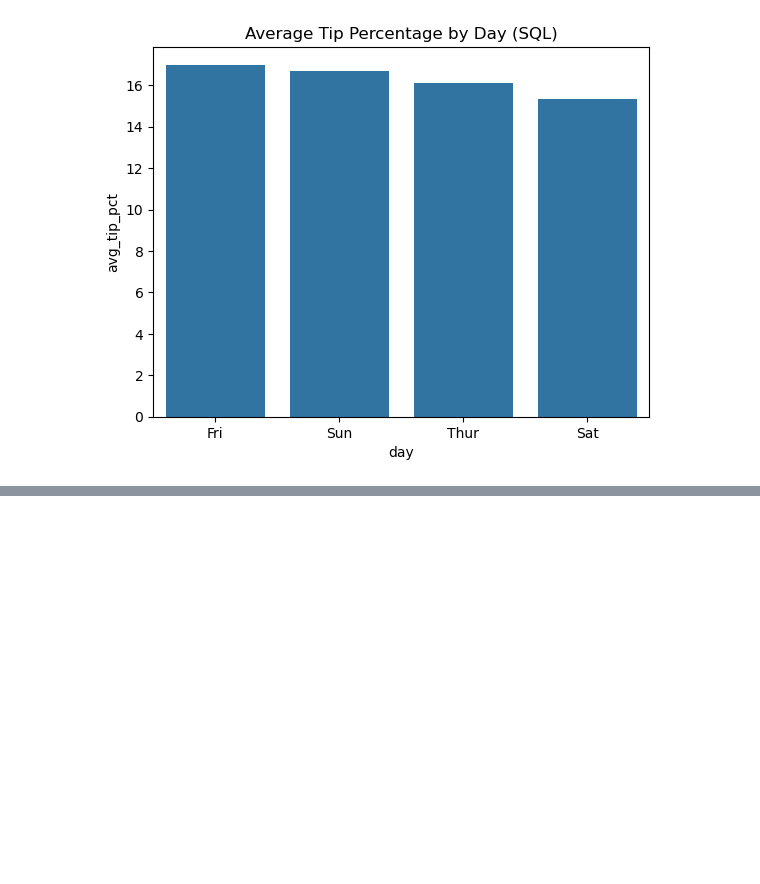
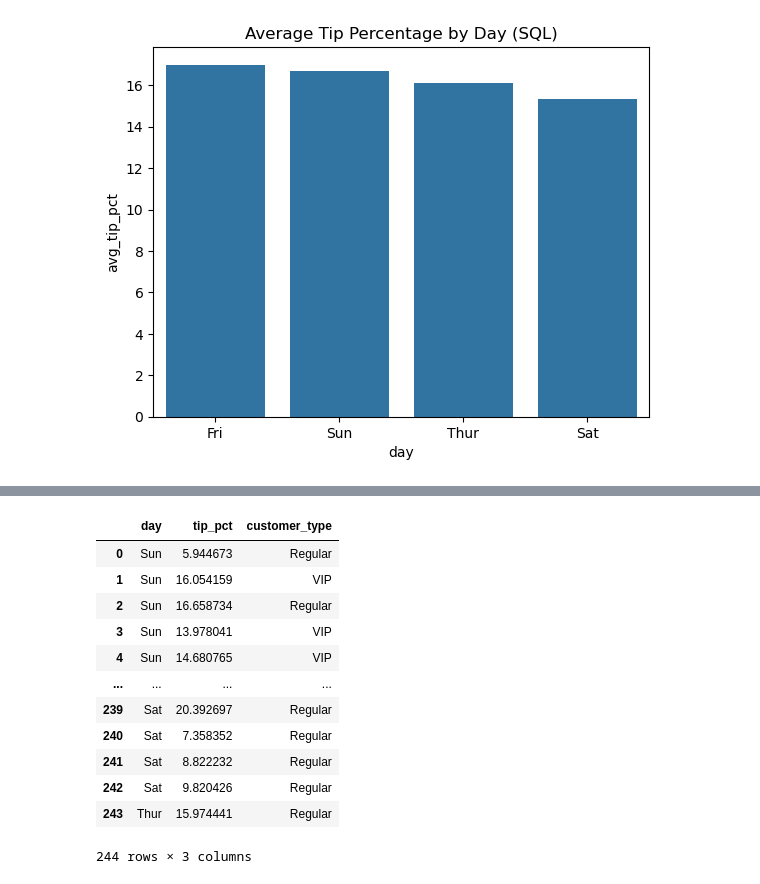
Before and after one commit to shaunagbaje/data-analytics-training, a Jupyter notebook: pandas_intro.ipynb, the cells around one changed output, grey strips where cells are left out. Drawn from its saved outputs; the diff is of its cells as text; code cells hidden in the pictures; blank space fills up the shorter version.

Commit message:
Day 11: SQL joins

```diff
--- a/pandas_intro.ipynb
+++ b/pandas_intro.ipynb
@@ -531,0 +534,9 @@ Text(0.5, 1.0, 'Average Tip Percentage by Day (SQL)')
+# %%
+customer_data = {
+    "customer_id": [1,2,3,4],
+    "customer_type": ["Regular", "VIP", "Regular", "VIP"]
+}
+
+customers = pd.DataFrame(customer_data)
+
+customers
@@ -531,0 +586,23 @@ Text(0.5, 1.0, 'Average Tip Percentage by Day (SQL)')
+# %%
+query = """
+SELECT tips.day, tips.tip_pct, customers.customer_type
+FROM tips
+LEFT JOIN customers
+ON tips.customer_id = customers.customer_id;
+"""
+
+pd.read_sql(query, conn)
+# %% [output]
+|  | day | tip_pct | customer_type |
+| 0 | Sun | 5.944673 | Regular |
+| 1 | Sun | 16.054159 | VIP |
+| 2 | Sun | 16.658734 | Regular |
+| 3 | Sun | 13.978041 | VIP |
+| 4 | Sun | 14.680765 | VIP |
+| ... | ... | ... | ... |
+| 239 | Sat | 20.392697 | Regular |
+| 240 | Sat | 7.358352 | Regular |
+| 241 | Sat | 8.822232 | Regular |
+| 242 | Sat | 9.820426 | Regular |
+| 243 | Thur | 15.974441 | Regular |
+244 rows × 3 columns
```
Also changed, not shown: parts of 10 cells of this notebook.
